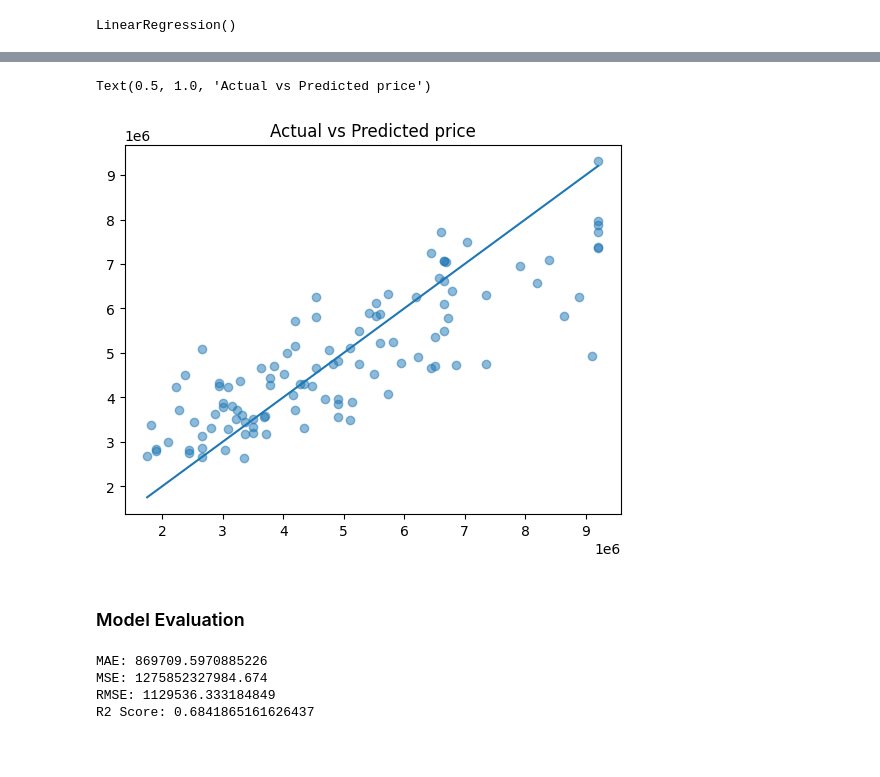
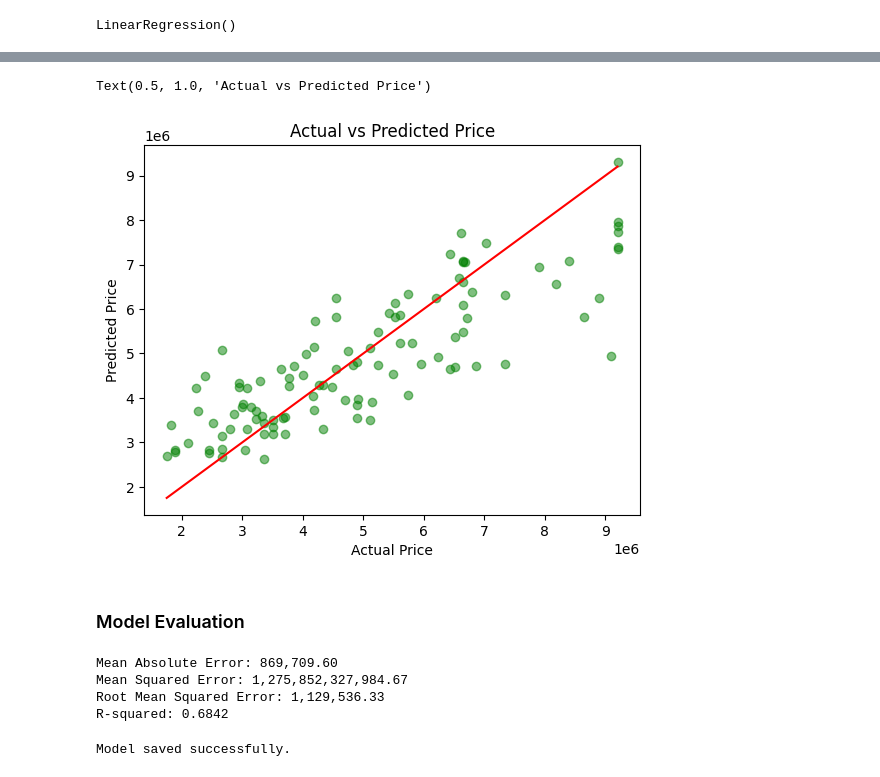
Before and after one commit to patelamita/house-price-predction, a Jupyter notebook: notebook/price_prediction_linearregression.ipynb, the cells around one changed output, grey strips where cells are left out. Saved outputs shown, nothing was run; the diff lists cells and outputs as text; code cells hidden in the pictures; blank space fills up the shorter version.

Commit message:
Updated code for house_price_pred

```diff
--- a/notebook/price_prediction_linearregression.ipynb
+++ b/notebook/price_prediction_linearregression.ipynb
@@ -139,3 +132,7 @@ data.replace({'yes': 1, 'no': 0}, inplace=True)
-# %%
-# One-hot encode 'Furnishing_Status'
-data = pd.get_dummies(data, columns=['Furnishing_Status'], drop_first=True)
+# %%
+# Identify categorical and numerical columns
+categorical_columns = data.select_dtypes(include=['object']).columns
+print(categorical_columns)
+
+numerical_columns = data.select_dtypes(include=['int64']).columns
+print(numerical_columns)
@@ -141,0 +147,14 @@ data = pd.get_dummies(data, columns=['Furnishing_Status'], drop_first=True)
+# %%
+# Separate target variable
+target = 'House_Price'
+
+# Apply OneHotEncoder to categorical features
+encoder = OneHotEncoder(drop='first', sparse_output=False)  # Use sparse_output instead of sparse
+encoded_cats = encoder.fit_transform(data[categorical_columns])
+
+# Convert encoded features to DataFrame
+encoded_cats_data = pd.DataFrame(encoded_cats, columns=encoder.get_feature_names_out(categorical_columns))
+
+# Concatenate numerical and encoded categorical features
+X = pd.concat([data[numerical_columns], encoded_cats_data], axis=1)
+y = data[target]  # Target variable
@@ -181,5 +227,7 @@ Text(0.5, 1.0, 'Feature Correlation Heatmap')
 """
 ## Step 5: Define Features and Target Variable
 """
-X = data.drop(columns=['House_Price'])
-y = data['House_Price']
+
+
+X = pd.concat([data[numerical_columns].drop(columns=['House_Price'], errors='ignore'), encoded_cats_data], axis=1) # Use this X
+y = data[target]  # Target variable
@@ -238,14 +339,15 @@ y_pred = model.predict(X_test)
 # Print the predicted prices
 # print("Predicted Prices:", y_pred)
 # %%
-plt.scatter(y_test,y_pred, alpha=0.5)
-plt.plot([min(y_test),max(y_test)], [min(y_test), max(y_test)])
-plt.xlabel = ("Actual Price")
-plt.ylabel = ("predicted Price")
-plt.title("Actual vs Predicted price")
+plt.scatter(y_test, y_pred, alpha=0.5, color='green', label="Predicted vs Actual")
+plt.plot([min(y_test), max(y_test)], [min(y_test), max(y_test)], linestyle='-', color='red')
+
+plt.xlabel("Actual Price")
+plt.ylabel("Predicted Price")
+plt.title("Actual vs Predicted Price")
 # %% [output]
-Text(0.5, 1.0, 'Actual vs Predicted price')
+Text(0.5, 1.0, 'Actual vs Predicted Price')
-[figure, old version]
+[figure, new version]
 # %% [markdown]
 ### Model Evaluation
 # %%
@@ -257,12 +359,23 @@ mse = mean_squared_error(y_test, y_pred)
 rmse = np.sqrt(mse)
 r2 = r2_score(y_test, y_pred)
 
-print(f'MAE: {mae}')
-print(f'MSE: {mse}')
-print(f'RMSE: {rmse}')
-print(f'R2 Score: {r2}')
+
+print(f"Mean Absolute Error: {mae:,.2f}")
+print(f"Mean Squared Error: {mse:,.2f}")
+print(f"Root Mean Squared Error: {rmse:,.2f}")
+print(f"R-squared: {r2:,.4f}")
 # %% [output]
-MAE: 869709.5970885226
-MSE: 1275852327984.674
-RMSE: 1129536.333184849
-R2 Score: 0.6841865161626437
+Mean Absolute Error: 869,709.60
+Mean Squared Error: 1,275,852,327,984.67
+Root Mean Squared Error: 1,129,536.33
+R-squared: 0.6842
+# %%
+import joblib
+
+joblib.dump(model,'C:/Users/User/house_price_prediction/notebook/house_price_pred.pkl')
+joblib.dump(encoder,'C:/Users/User/house_price_prediction/notebook/onehot_encoder.pkl')
+joblib.dump(scaler, 'C:/Users/User/house_price_prediction/notebook/standard_scaler.pkl')
+
+print("Model saved successfully.")
+# %% [output]
+Model saved successfully.
```
Also changed, not shown: parts of 11 cells of this notebook, 4 other files.
